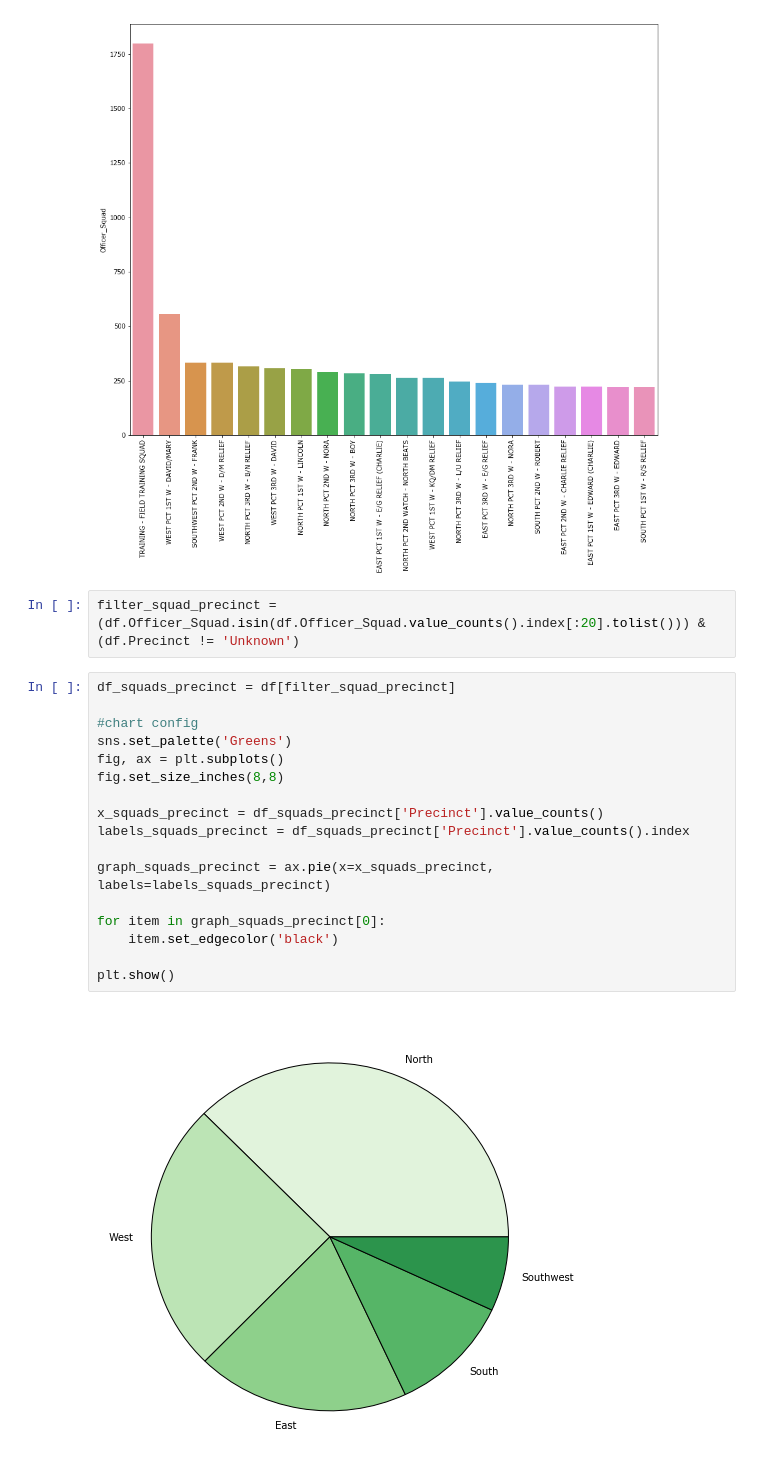
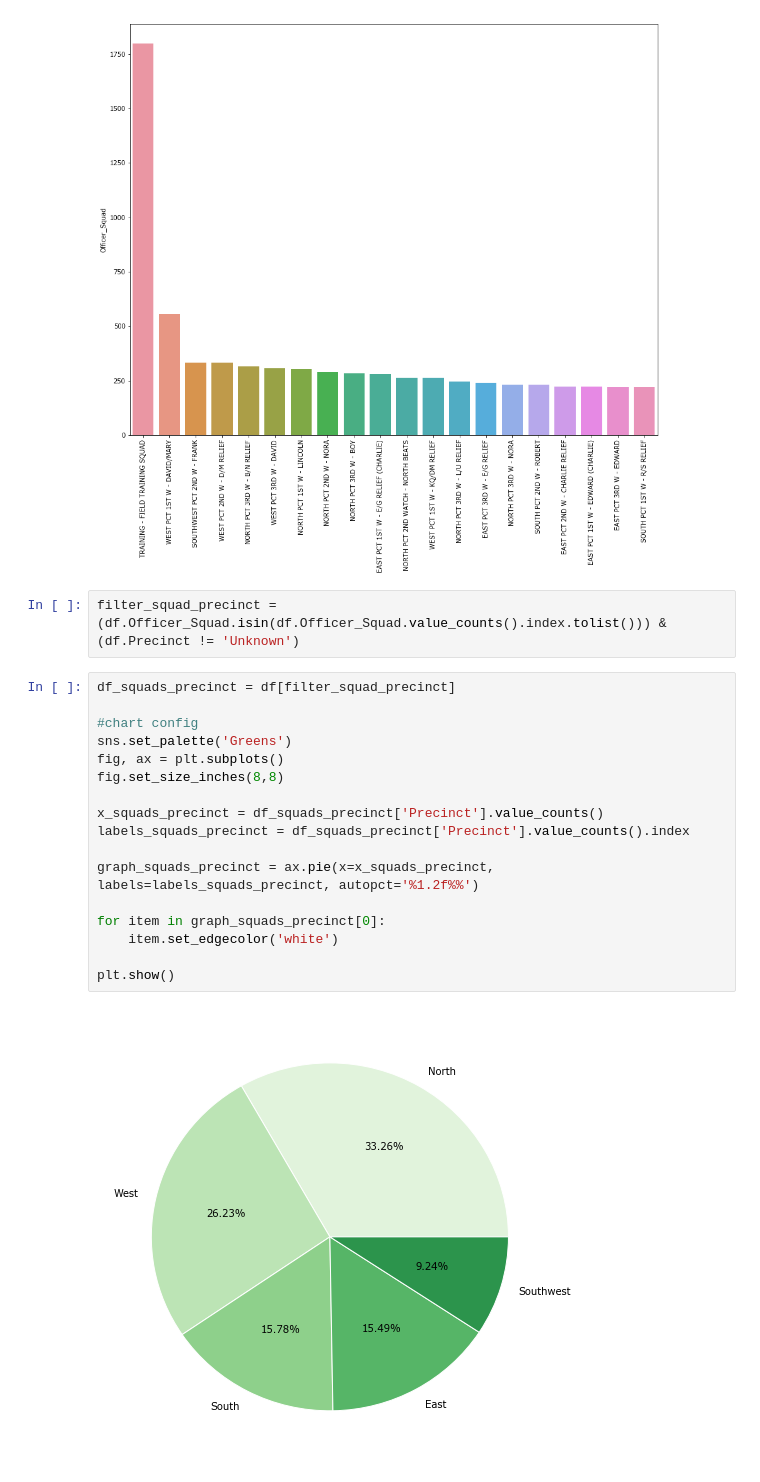
Before and after one commit to matheuswd/data-analysis, a Jupyter notebook: seattle-terry-stops/Terry Stops Analysis.ipynb, the cells around one changed output. Cells and saved outputs as stored; diff of their text form.

```diff
--- a/seattle-terry-stops/Terry Stops Analysis.ipynb
+++ b/seattle-terry-stops/Terry Stops Analysis.ipynb
@@ -619,23 +619,23 @@ plt.show()
 # %% [output]
 [figure]
 # %%
-filter_squad_precinct = (df.Officer_Squad.isin(df.Officer_Squad.value_counts().index[:20].tolist())) & (df.Precinct != 'Unknown')
+filter_squad_precinct = (df.Officer_Squad.isin(df.Officer_Squad.value_counts().index.tolist())) & (df.Precinct != 'Unknown')
 # %%
 df_squads_precinct = df[filter_squad_precinct]
 
 #chart config
 sns.set_palette('Greens')
 fig, ax = plt.subplots()
 fig.set_size_inches(8,8)
 
 x_squads_precinct = df_squads_precinct['Precinct'].value_counts()
 labels_squads_precinct = df_squads_precinct['Precinct'].value_counts().index
 
-graph_squads_precinct = ax.pie(x=x_squads_precinct, labels=labels_squads_precinct)
+graph_squads_precinct = ax.pie(x=x_squads_precinct, labels=labels_squads_precinct, autopct='%1.2f%%')
 
 for item in graph_squads_precinct[0]:
-    item.set_edgecolor('black')
+    item.set_edgecolor('white')
 
 plt.show()
 # %% [output]
-[figure, old version]
+[figure, new version]
```
Also changed, not shown: parts of 1 cell of this notebook.
